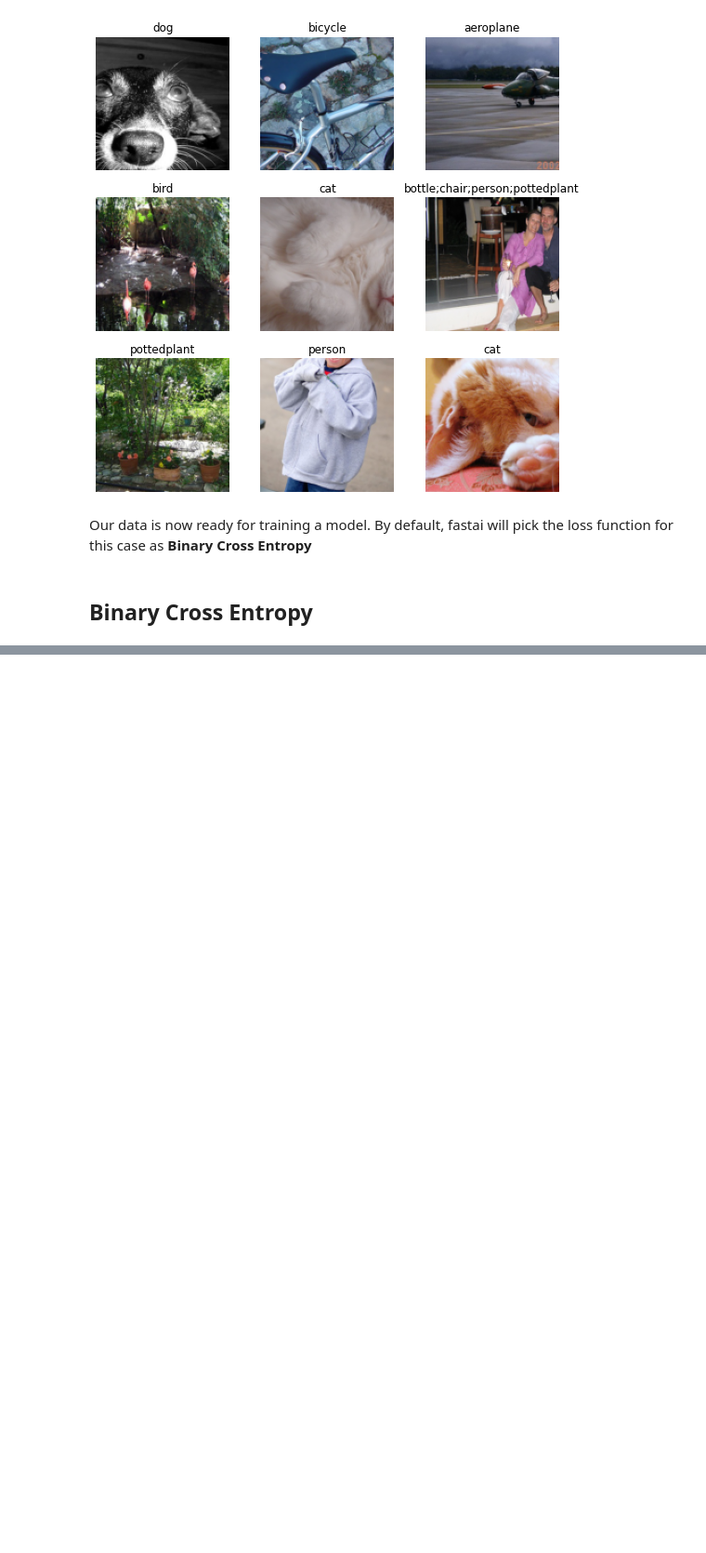
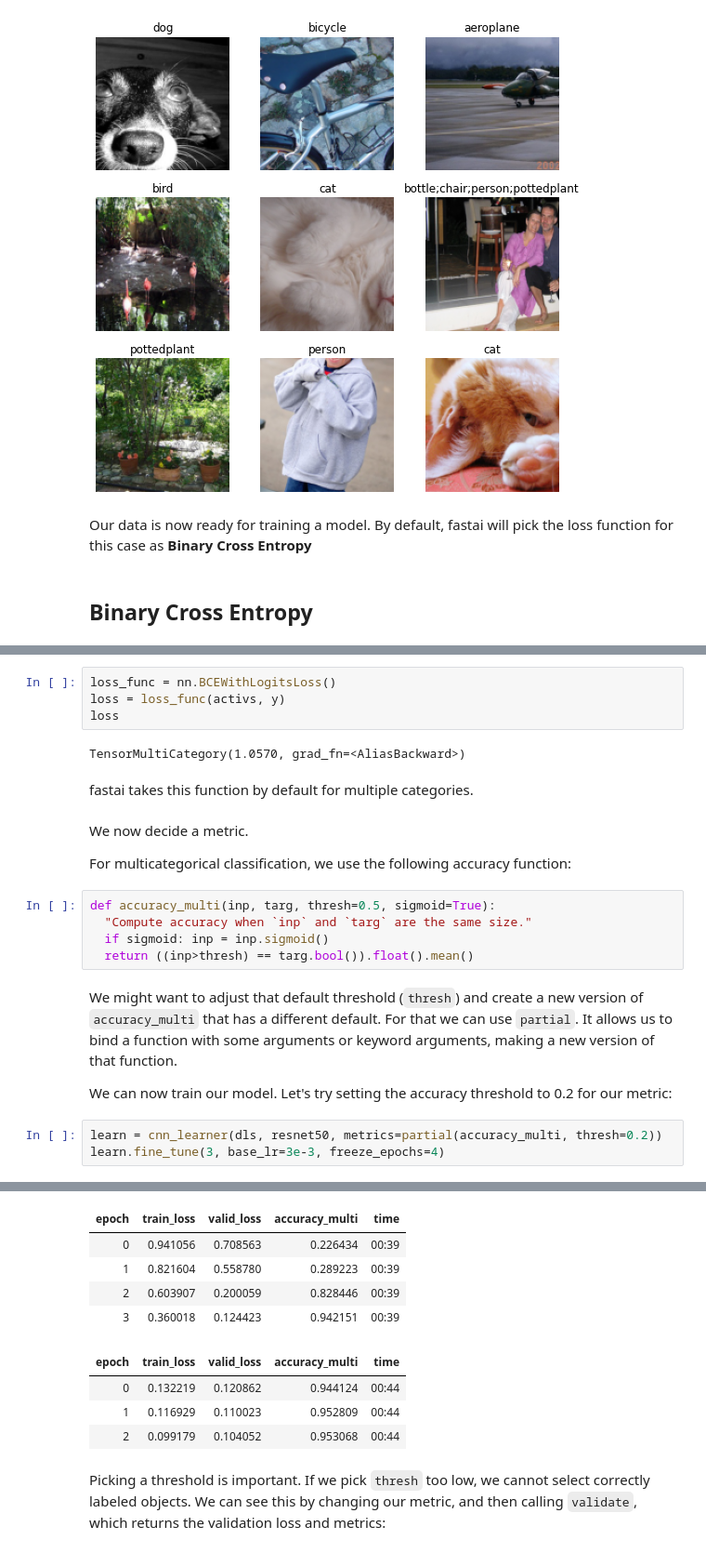
Before and after one commit to rohitnikam1/Fastai-projects, a Jupyter notebook: multi_label_classification_and_image_regression.ipynb, the cells around one changed output, grey strips where cells are left out. Shown at 93% size. Drawn from its saved outputs; the diff is of its cells as text; blank space fills up the shorter version.

```diff
--- a/multi_label_classification_and_image_regression.ipynb
+++ b/multi_label_classification_and_image_regression.ipynb
@@ -165,0 +223,25 @@ Our data is now ready for training a model. By default, fastai will pick the los
+# %%
+loss_func = nn.BCEWithLogitsLoss()
+loss = loss_func(activs, y)
+loss
+# %% [output]
+TensorMultiCategory(1.0570, grad_fn=<AliasBackward>)
+# %% [markdown]
+fastai takes this function by default for multiple categories.
+# %% [markdown]
+We now decide a metric.
+
+For multicategorical classification, we use the following accuracy function:
+# %%
+def accuracy_multi(inp, targ, thresh=0.5, sigmoid=True):
+  "Compute accuracy when `inp` and `targ` are the same size."
+  if sigmoid: inp = inp.sigmoid()
+  return ((inp>thresh) == targ.bool()).float().mean()
+# %% [markdown]
+We might want to adjust that default threshold (`thresh`) and create a new version of `accuracy_multi` that has a different default. For that we can use `partial`. It allows us to bind a function with some arguments or keyword arguments, making a new version of that function.
+
+We can now train our model. Let's try setting the accuracy threshold to 0.2 for our metric:
+# %%
+learn = cnn_learner(dls, resnet50, metrics=partial(accuracy_multi, thresh=0.2))
+learn.fine_tune(3, base_lr=3e-3, freeze_epochs=4)
+# %% [output]
@@ -165,0 +249,11 @@ Our data is now ready for training a model. By default, fastai will pick the los
+| epoch | train_loss | valid_loss | accuracy_multi | time |
+| 0 | 0.941056 | 0.708563 | 0.226434 | 00:39 |
+| 1 | 0.821604 | 0.558780 | 0.289223 | 00:39 |
+| 2 | 0.603907 | 0.200059 | 0.828446 | 00:39 |
+| 3 | 0.360018 | 0.124423 | 0.942151 | 00:39 |
+| epoch | train_loss | valid_loss | accuracy_multi | time |
+| 0 | 0.132219 | 0.120862 | 0.944124 | 00:44 |
+| 1 | 0.116929 | 0.110023 | 0.952809 | 00:44 |
+| 2 | 0.099179 | 0.104052 | 0.953068 | 00:44 |
+# %% [markdown]
+Picking a threshold is important. If we pick  `thresh` too low, we cannot select correctly labeled objects. We can see this by changing our metric, and then calling `validate`, which returns the validation loss and metrics:
```
Also changed, not shown: parts of 30 cells of this notebook.
